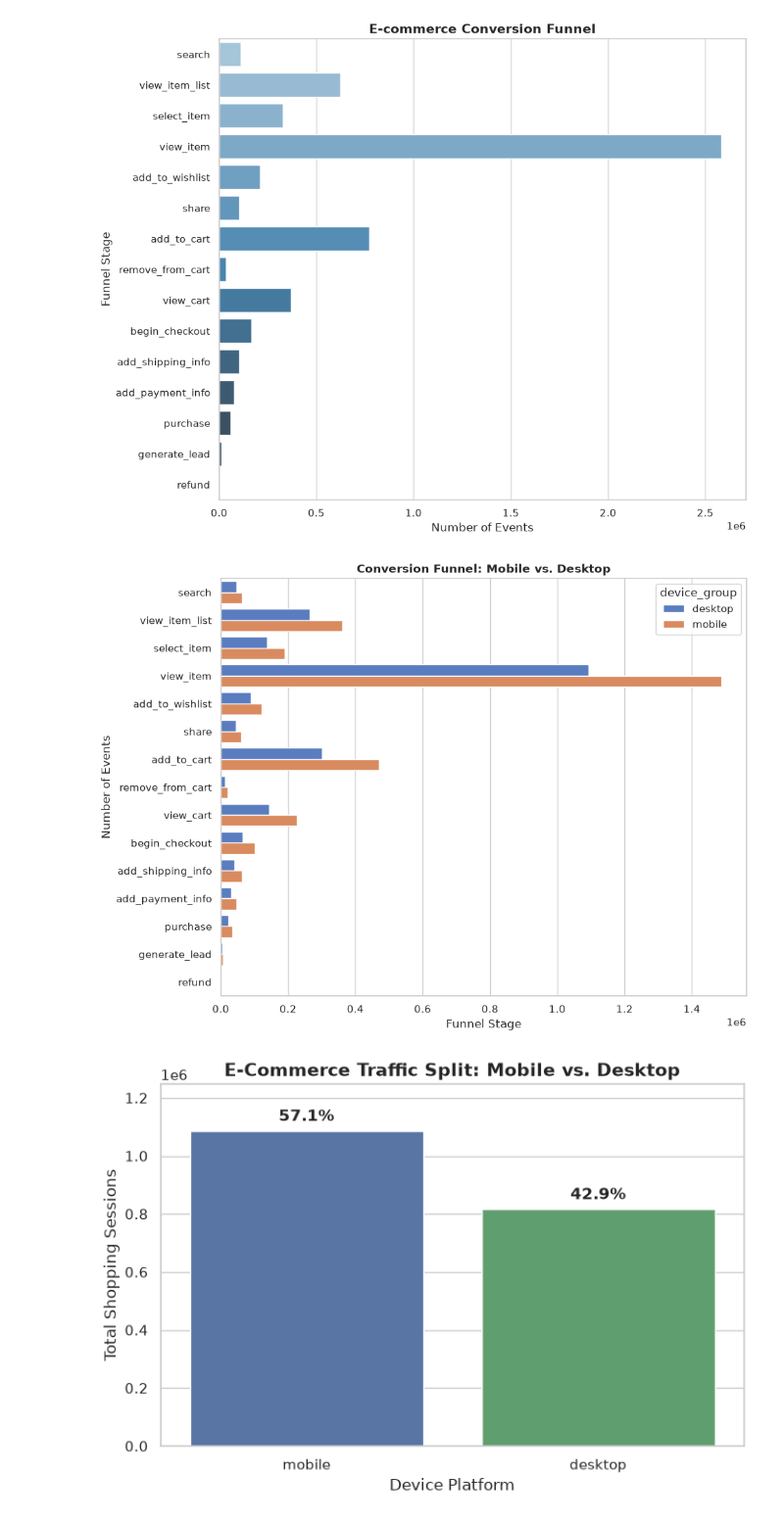
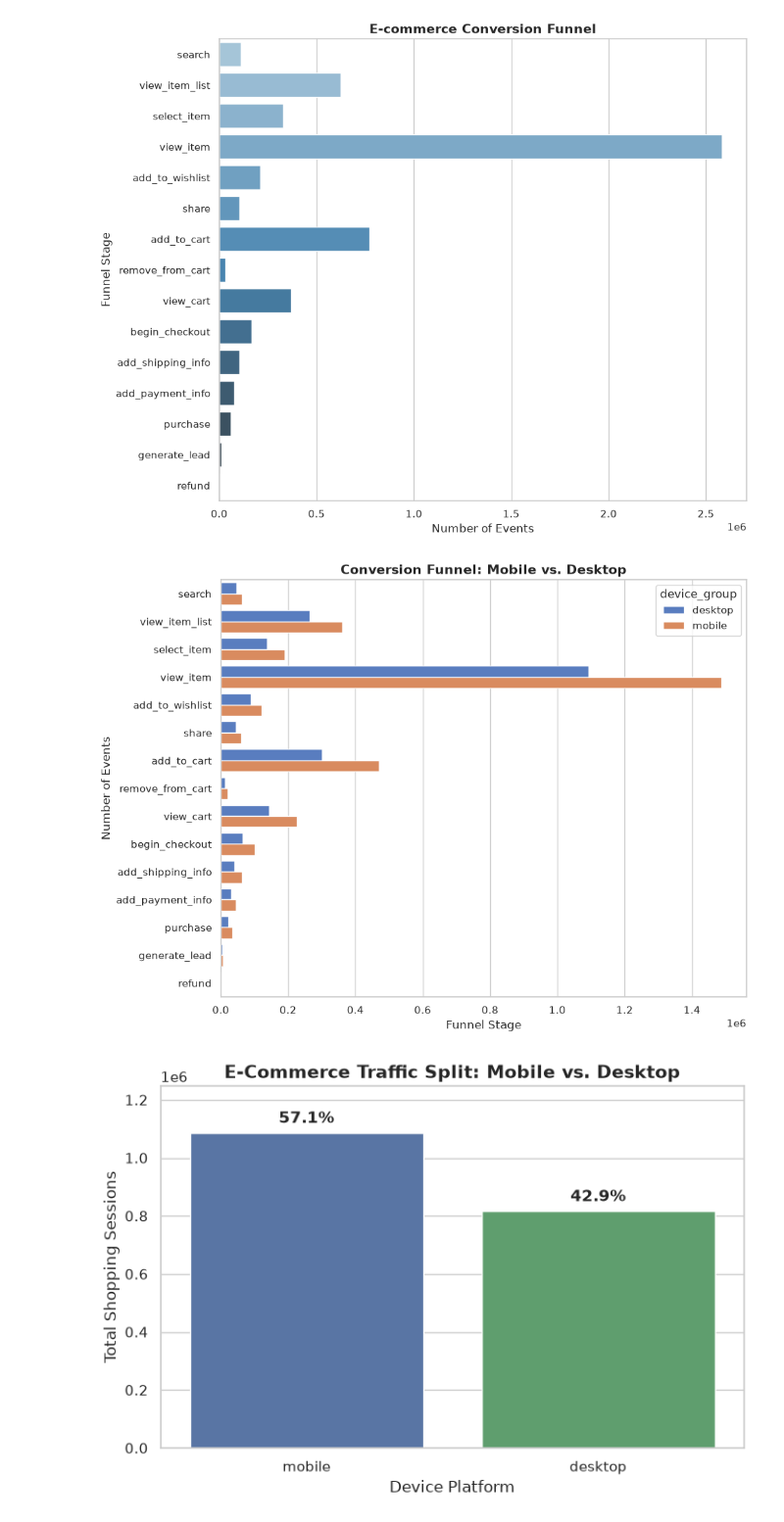
Before and after one commit to ruicchi/ph-ecommerce-data-simulator, a Jupyter notebook: notebooks/exploratory_data_analysis.ipynb, the cells around one changed output. Shown at 98% size. Saved outputs shown, nothing was run; the diff lists cells and outputs as text; code cells hidden in the pictures.

```diff
--- a/notebooks/exploratory_data_analysis.ipynb
+++ b/notebooks/exploratory_data_analysis.ipynb
@@ -110,25 +110,25 @@ plt.show()
 # %%
 df_merged = df_events.merge(df_sessions[['session_id', 'device_group']], on='session_id', how='left')
 
 device_funnel = df_merged.groupby(['device_group', 'event_name']).size().reset_index(name='count')
 
 plt.figure(figsize=(10, 8))
 sns.barplot(
     data=device_funnel,
     x='count',
     y='event_name',
     hue='device_group',
     order=funnel_order,
     palette="muted"
 )
 
-plt.title("Conversion Funnel: Mobile vs. Desktop", fontweight='bold')
+plt.title("Conversion Funnel: Mobile vs. Desktop", fontsize=14, fontweight='bold')
 plt.ylabel("Number of Events")
 plt.xlabel("Funnel Stage")
 # plt.xscale('log')
 plt.show()
 # %% [output]
-[figure, old version]
+[figure, new version]
 # %%
 device_traffic = df_sessions['device_group'].value_counts().reset_index()
 device_traffic.columns = ['device_group', 'session_count']
```
Also changed, not shown: parts of 9 cells of this notebook, 1 other file.
